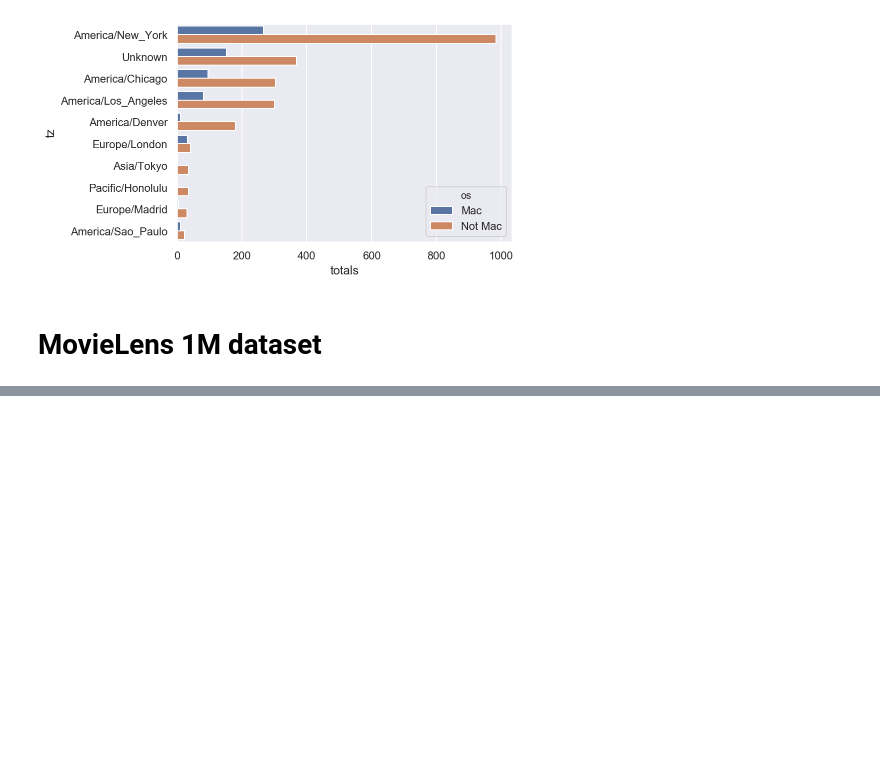
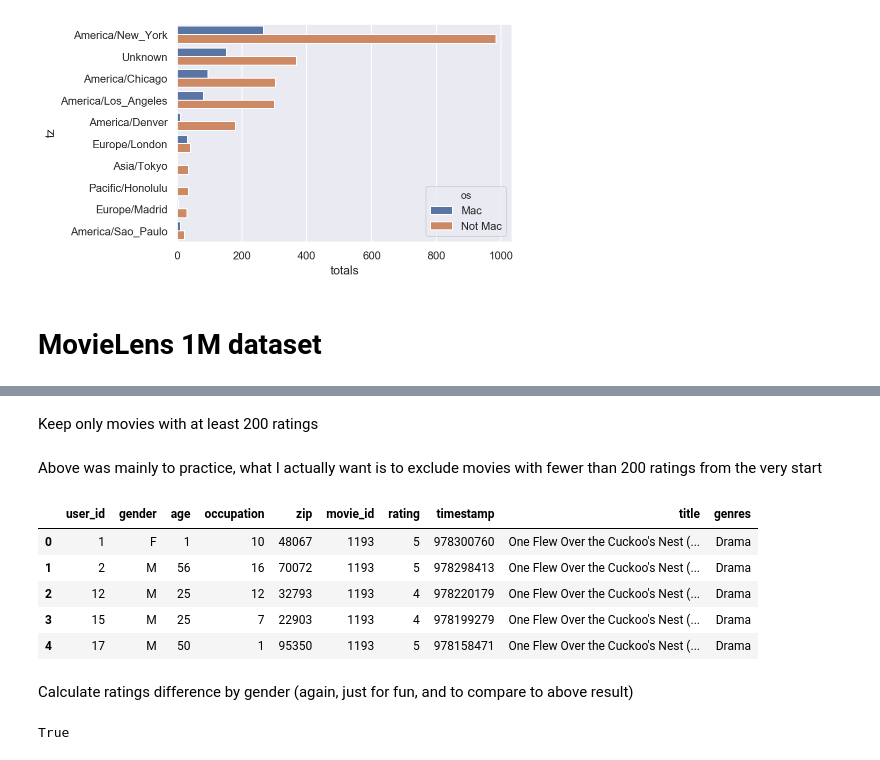
Before and after one commit to fabiangunzinger/learning, a Jupyter notebook: python-for-data-analysis/chap14-examples.ipynb, the cells around one changed output, grey strips where cells are left out. Drawn from its saved outputs; the diff is of its cells as text; code cells hidden in the pictures; blank space fills up the shorter version.

```diff
--- a/python-for-data-analysis/chap14-examples.ipynb
+++ b/python-for-data-analysis/chap14-examples.ipynb
@@ -50,0 +92,2 @@ sns.barplot(x='totals', y='tz', hue='os', data=data);
+# %% [markdown]
+Keep only movies with at least 200 ratings
@@ -50,0 +99,21 @@ sns.barplot(x='totals', y='tz', hue='os', data=data);
+# %% [markdown]
+Above was mainly to practice, what I actually want is to exclude movies with fewer than 200 ratings from the very start
+# %%
+rating_count = data.groupby('title').size()
+active_movies = rating_count[rating_count > 200].index
+data = data[data.title.isin(active_movies)]
+data.head()
+# %% [output]
+|  | user_id | gender | age | occupation | zip | movie_id | rating | timestamp | title | genres |
+| 0 | 1 | F | 1 | 10 | 48067 | 1193 | 5 | 978300760 | One Flew Over the Cuckoo's Nest (... | Drama |
+| 1 | 2 | M | 56 | 16 | 70072 | 1193 | 5 | 978298413 | One Flew Over the Cuckoo's Nest (... | Drama |
+| 2 | 12 | M | 25 | 12 | 32793 | 1193 | 4 | 978220179 | One Flew Over the Cuckoo's Nest (... | Drama |
+| 3 | 15 | M | 25 | 7 | 22903 | 1193 | 4 | 978199279 | One Flew Over the Cuckoo's Nest (... | Drama |
+| 4 | 17 | M | 50 | 1 | 95350 | 1193 | 5 | 978158471 | One Flew Over the Cuckoo's Nest (... | Drama |
+# %% [markdown]
+Calculate ratings difference by gender (again, just for fun, and to compare to above result)
+# %%
+mean_ratings2 = data.pivot_table('rating', 'title', 'gender', 'mean')
+all(mean_ratings2 == mean_ratings)
+# %% [output]
+True
```
Also changed, not shown: parts of 13 cells of this notebook.
